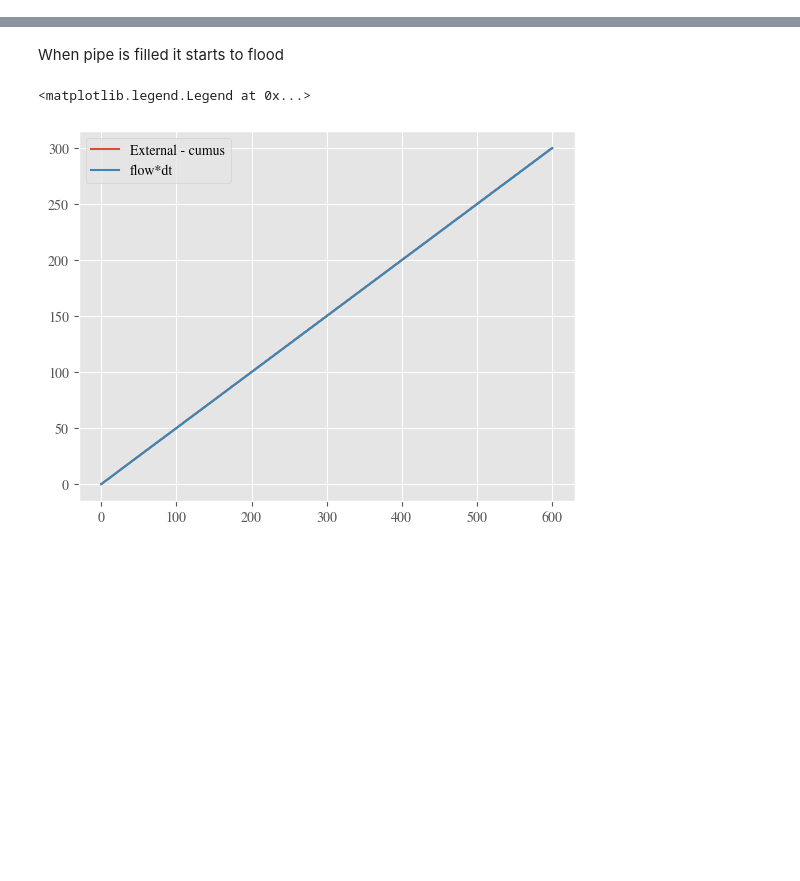
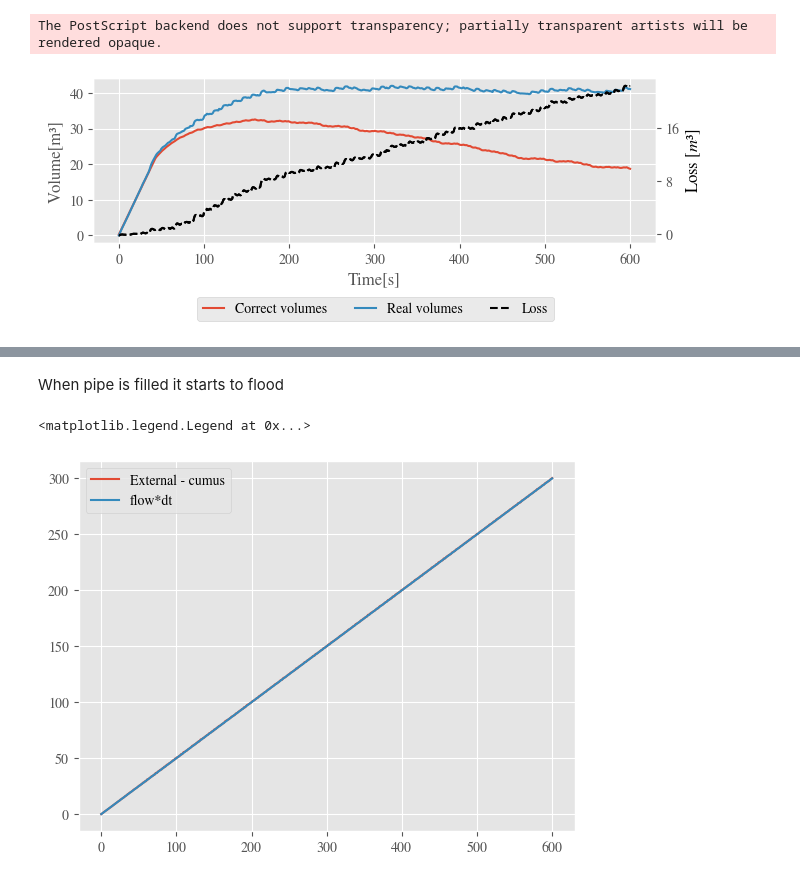
Before and after one commit to antjsor/anuga_drainage, a Jupyter notebook: simple_culvert_example/long_culvert_3inlets.ipynb, the cells around one changed output, grey strips where cells are left out. Cells and saved outputs as stored; diff of their text form; code cells hidden in the pictures; blank space fills up the shorter version.

```diff
--- a/simple_culvert_example/long_culvert_3inlets.ipynb
+++ b/simple_culvert_example/long_culvert_3inlets.ipynb
@@ -550,3 +447,44 @@ swmm outlet vol -245.29788317682767
+# %%
+inch = 2.54
+fig_size = 17
+
+fig_size = fig_size/inch
+fig_aspect = 3
+fig, ax = plt.subplots(1,1)
+fig.set_size_inches(fig_size, fig_size/fig_aspect, forward=True)
+
+ax.plot(time_series,correct_vols,label = 'Correct volumes')
+ax.plot(time_series,real_vols, label = 'Real volumes')
+ax.set_xlabel('Time[s]')
+ax.set_ylabel('Volume[m³]')
+
+diff_ax = ax.twinx()
+diff_ax.plot(time_series,losses,label = 'Loss',color = 'k',linestyle = '--')
+diff_ax.plot(time_series,np.array(real_vols)- np.array(correct_vols),label = 'Loss',color = 'k',linestyle = '--')
+
+diff_ax.grid(False)
+diff_ax.set_ylabel('Loss [$m³$]')
+diff_ax.yaxis.set_major_locator(plt.MaxNLocator(4))
+
+diff_ax.yaxis.label.set_color(diff_ax.get_lines()[0].get_color())
+ax.plot([],[],color = 'k',linestyle = '--',label = 'Loss')
+
+
+fig.tight_layout(pad = .5)
+handles, labels = ax.get_legend_handles_labels()
+lgd = fig.legend(handles, labels, loc="lower center", bbox_to_anchor=(0.5,-0.15),handlelength=1.5,ncol=5)
+if True:
+    # plt.savefig(plot_path +'vol_vs_method_' + plotname + '.eps',format = 'eps', bbox_extra_artists=(lgd,), bbox_inches='tight')
+    if do_new_coupling:
+        plt.savefig('plots/mass_convservatio_3inlet_width' + str(inlet_width) + '_new_coupling' + '_swmm_correction' + '_tavg_' + str(time_average) + '_cms_in_' + str(baseline_flow)  + '.eps', bbox_inches='tight')
+        plt.savefig('plots/mass_convservatio_3inlet_width' + str(inlet_width) + '_new_coupling' + '_swmm_correction' + '_tavg_' + str(time_average) + '_cms_in_' + str(baseline_flow)  + '.png', bbox_inches='tight')
+
+    else:
+        plt.savefig('plots/mass_convservatio_3inlet_width' + str(inlet_width) + '_old_coupling' + 'swmm_correction' + '_tavg_' + str(time_average) + '_cms_in_' + str(baseline_flow)  + '.eps', bbox_inches='tight')
+        plt.savefig('plots/mass_convservatio_3inlet_width' + str(inlet_width) + '_old_coupling' + 'swmm_correction' + '_tavg_' + str(time_average) + '_cms_in_' + str(baseline_flow)  + '.png', bbox_inches='tight')
+# %% [output]
+The PostScript backend does not support transparency; partially transparent artists will be rendered opaque.
+[figure, added]
 # %%
 
 inch = 2.54
```
Also changed, not shown: parts of 26 cells of this notebook, 55 other files.
